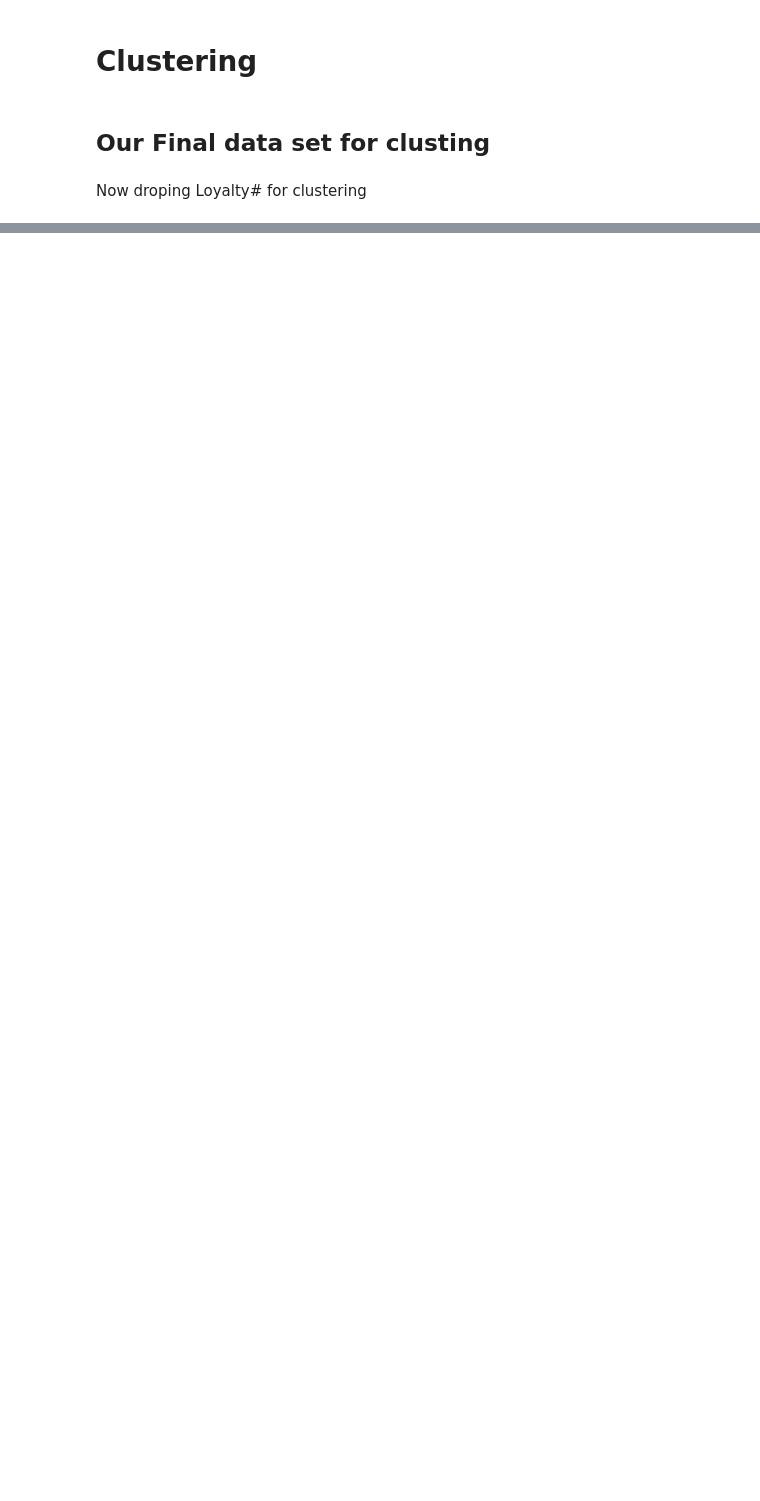
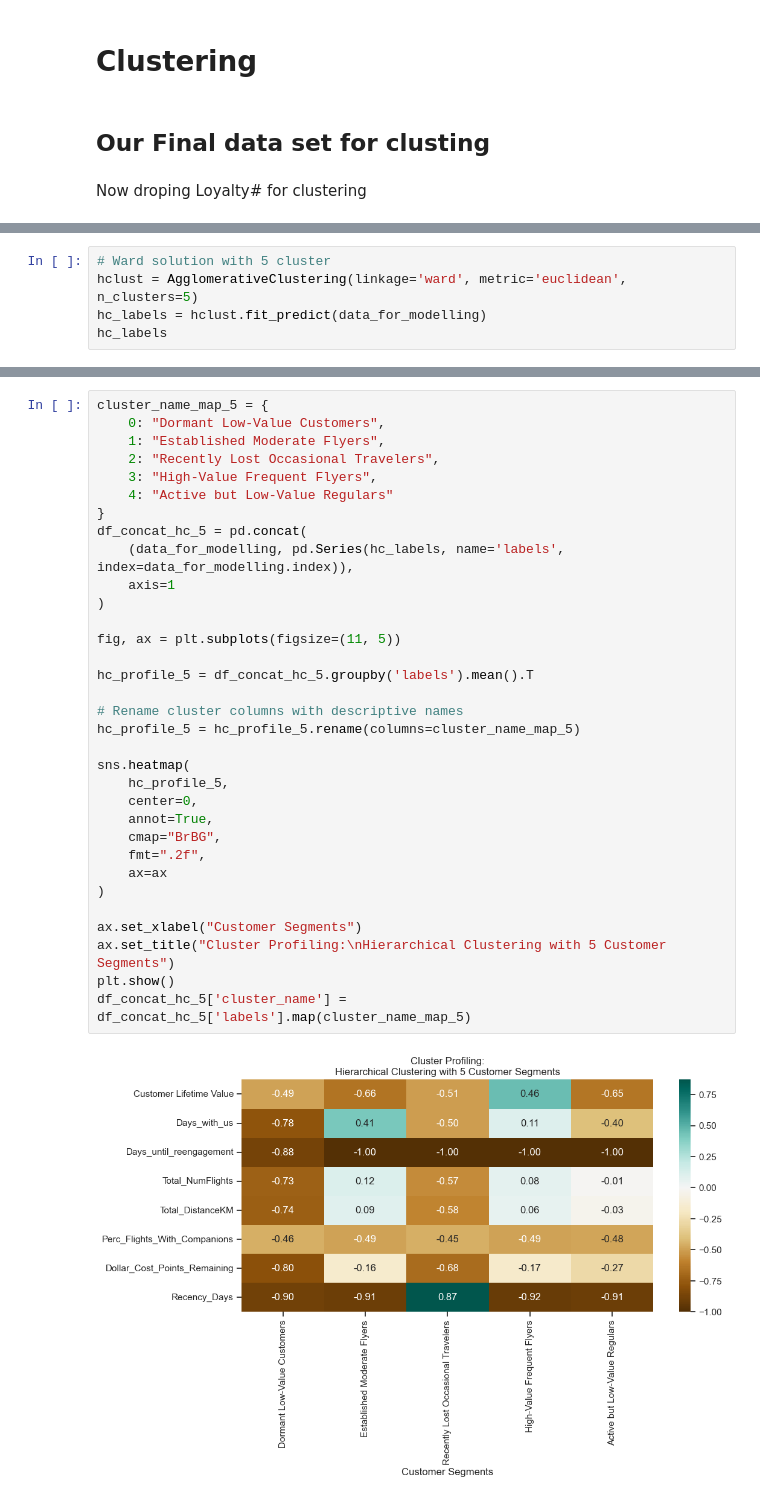
Before and after one commit to luisbdavila/Airline_Customer_Segmentation_DataMining_Project_Python, a Jupyter notebook: Final_delivery/Code/Value_Based_Segmentation.ipynb, the cells around one changed output, grey strips where cells are left out. Drawn from its saved outputs; the diff is of its cells as text; blank space fills up the shorter version.

```diff
--- a/Final_delivery/Code/Value_Based_Segmentation.ipynb
+++ b/Final_delivery/Code/Value_Based_Segmentation.ipynb
@@ -779,0 +777,5 @@ plt.show()
+# %%
+# Ward solution with 5 cluster
+hclust = AgglomerativeClustering(linkage='ward', metric='euclidean', n_clusters=5)
+hc_labels = hclust.fit_predict(data_for_modelling)
+hc_labels
@@ -779,0 +784,35 @@ plt.show()
+# %%
+cluster_name_map_5 = {
+    0: "Dormant Low-Value Customers",
+    1: "Established Moderate Flyers",
+    2: "Recently Lost Occasional Travelers",
+    3: "High-Value Frequent Flyers",
+    4: "Active but Low-Value Regulars"
+}
+df_concat_hc_5 = pd.concat(
+    (data_for_modelling, pd.Series(hc_labels, name='labels', index=data_for_modelling.index)),
+    axis=1
+)
+
+fig, ax = plt.subplots(figsize=(11, 5))
+
+hc_profile_5 = df_concat_hc_5.groupby('labels').mean().T
+
+# Rename cluster columns with descriptive names
+hc_profile_5 = hc_profile_5.rename(columns=cluster_name_map_5)
+
+sns.heatmap(
+    hc_profile_5,
+    center=0,
+    annot=True,
+    cmap="BrBG",
+    fmt=".2f",
+    ax=ax
+)
+
+ax.set_xlabel("Customer Segments")
+ax.set_title("Cluster Profiling:\nHierarchical Clustering with 5 Customer Segments")
+plt.show()
+df_concat_hc_5['cluster_name'] = df_concat_hc_5['labels'].map(cluster_name_map_5)
+# %% [output]
+[figure, added]
```
Also changed, not shown: parts of 96 cells of this notebook, 2 other files.
